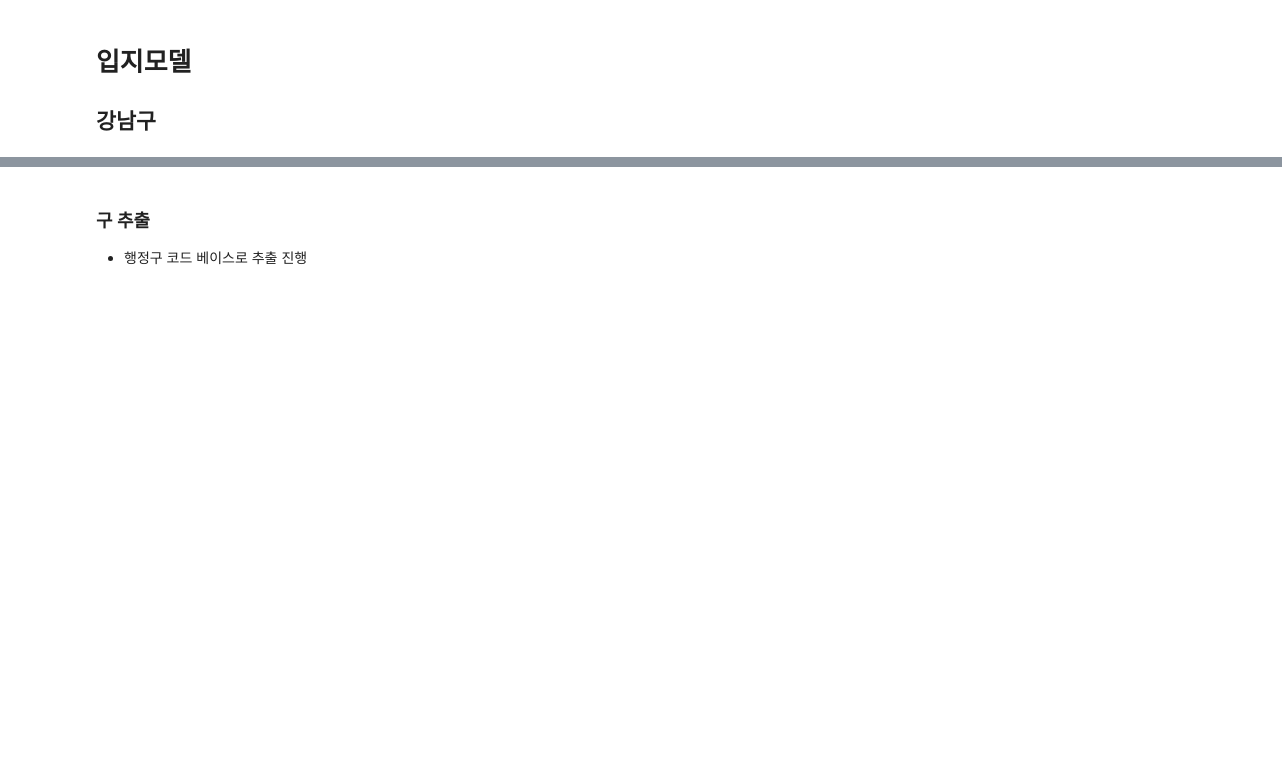
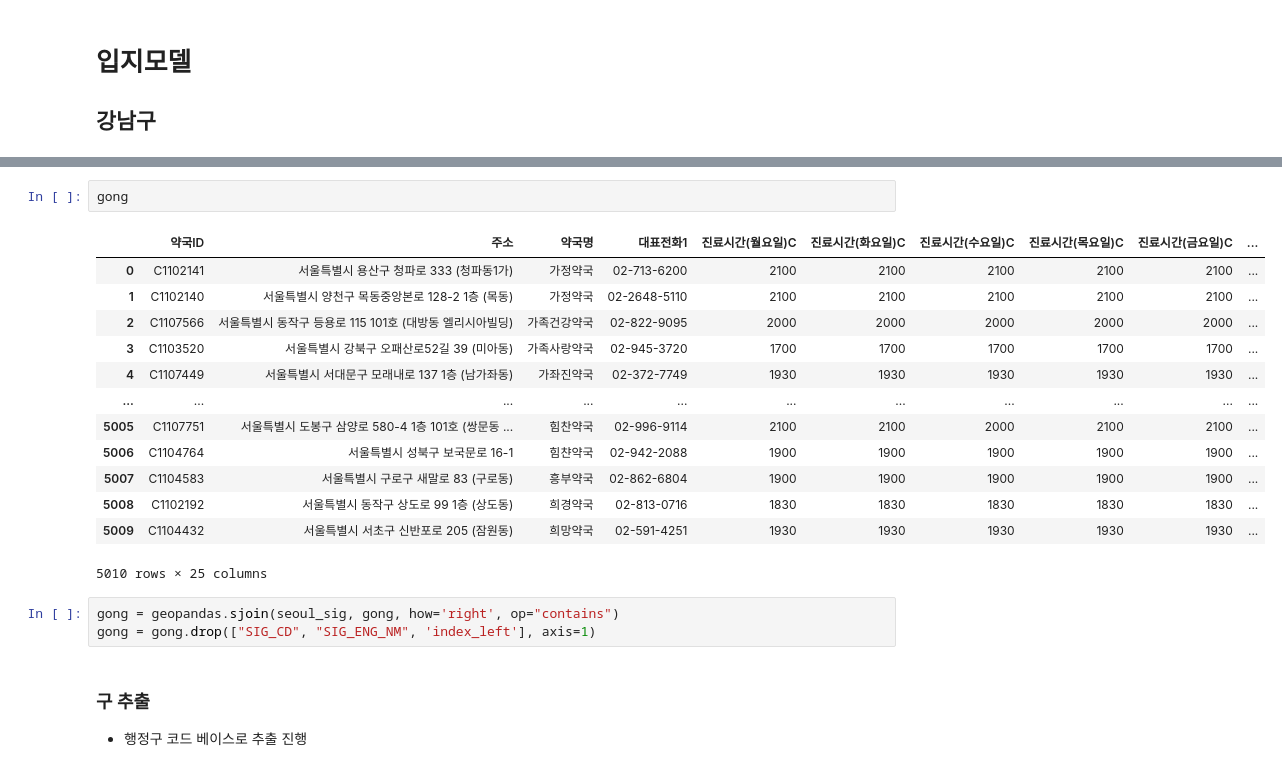
Before and after one commit to ChoiInYeol/KHUDA-Seoul-BigDataCampus, a Jupyter notebook: 3.Seoul_MCLP.ipynb, the cells around one changed output, grey strips where cells are left out. Cells and saved outputs as stored; diff of their text form; blank space fills up the shorter version.

```diff
--- a/3.Seoul_MCLP.ipynb
+++ b/3.Seoul_MCLP.ipynb
@@ -1377,3 +1395,22 @@ gong.head(2)
+# %%
+gong
+# %% [output]
+|  | 약국ID | 주소 | 약국명 | 대표전화1 | 진료시간(월요일)C | 진료시간(화요일)C | 진료시간(수요일)C | 진료시간(목요일)C | 진료시간(금요일)C | ... |
+| 0 | C1102141 | 서울특별시 용산구 청파로 333 (청파동1가) | 가정약국 | 02-713-6200 | 2100 | 2100 | 2100 | 2100 | 2100 | ... |
+| 1 | C1102140 | 서울특별시 양천구 목동중앙본로 128-2 1층 (목동) | 가정약국 | 02-2648-5110 | 2100 | 2100 | 2100 | 2100 | 2100 | ... |
+| 2 | C1107566 | 서울특별시 동작구 등용로 115 101호 (대방동 엘리시아빌딩) | 가족건강약국 | 02-822-9095 | 2000 | 2000 | 2000 | 2000 | 2000 | ... |
+| 3 | C1103520 | 서울특별시 강북구 오패산로52길 39 (미아동) | 가족사랑약국 | 02-945-3720 | 1700 | 1700 | 1700 | 1700 | 1700 | ... |
+| 4 | C1107449 | 서울특별시 서대문구 모래내로 137 1층 (남가좌동) | 가좌진약국 | 02-372-7749 | 1930 | 1930 | 1930 | 1930 | 1930 | ... |
+| ... | ... | ... | ... | ... | ... | ... | ... | ... | ... | ... |
+| 5005 | C1107751 | 서울특별시 도봉구 삼양로 580-4 1층 101호 (쌍문동 ... | 힘찬약국 | 02-996-9114 | 2100 | 2100 | 2000 | 2100 | 2100 | ... |
+| 5006 | C1104764 | 서울특별시 성북구 보국문로 16-1 | 힘챤약국 | 02-942-2088 | 1900 | 1900 | 1900 | 1900 | 1900 | ... |
+| 5007 | C1104583 | 서울특별시 구로구 새말로 83 (구로동) | 흥부약국 | 02-862-6804 | 1900 | 1900 | 1900 | 1900 | 1900 | ... |
+| 5008 | C1102192 | 서울특별시 동작구 상도로 99 1층 (상도동) | 희경약국 | 02-813-0716 | 1830 | 1830 | 1830 | 1830 | 1830 | ... |
+| 5009 | C1104432 | 서울특별시 서초구 신반포로 205 (잠원동) | 희망약국 | 02-591-4251 | 1930 | 1930 | 1930 | 1930 | 1930 | ... |
+5010 rows × 25 columns
+# %%
+gong = geopandas.sjoin(seoul_sig, gong, how='right', op="contains")
+gong = gong.drop(["SIG_CD", "SIG_ENG_NM", 'index_left'], axis=1)
 # %% [markdown]
 ### 구 추출
 - 행정구 코드 베이스로 추출 진행
```
Also changed, not shown: parts of 30 cells of this notebook.
